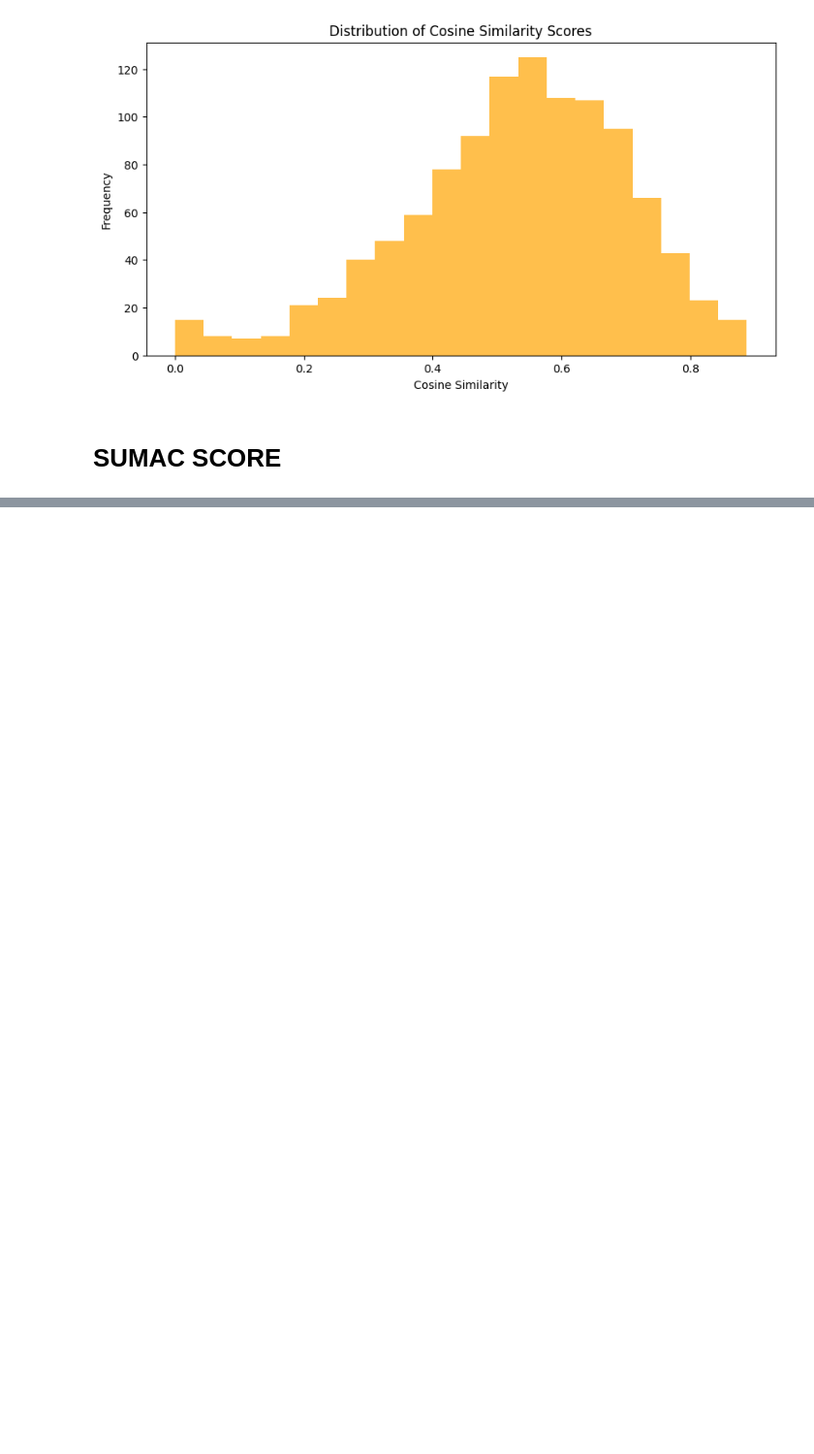
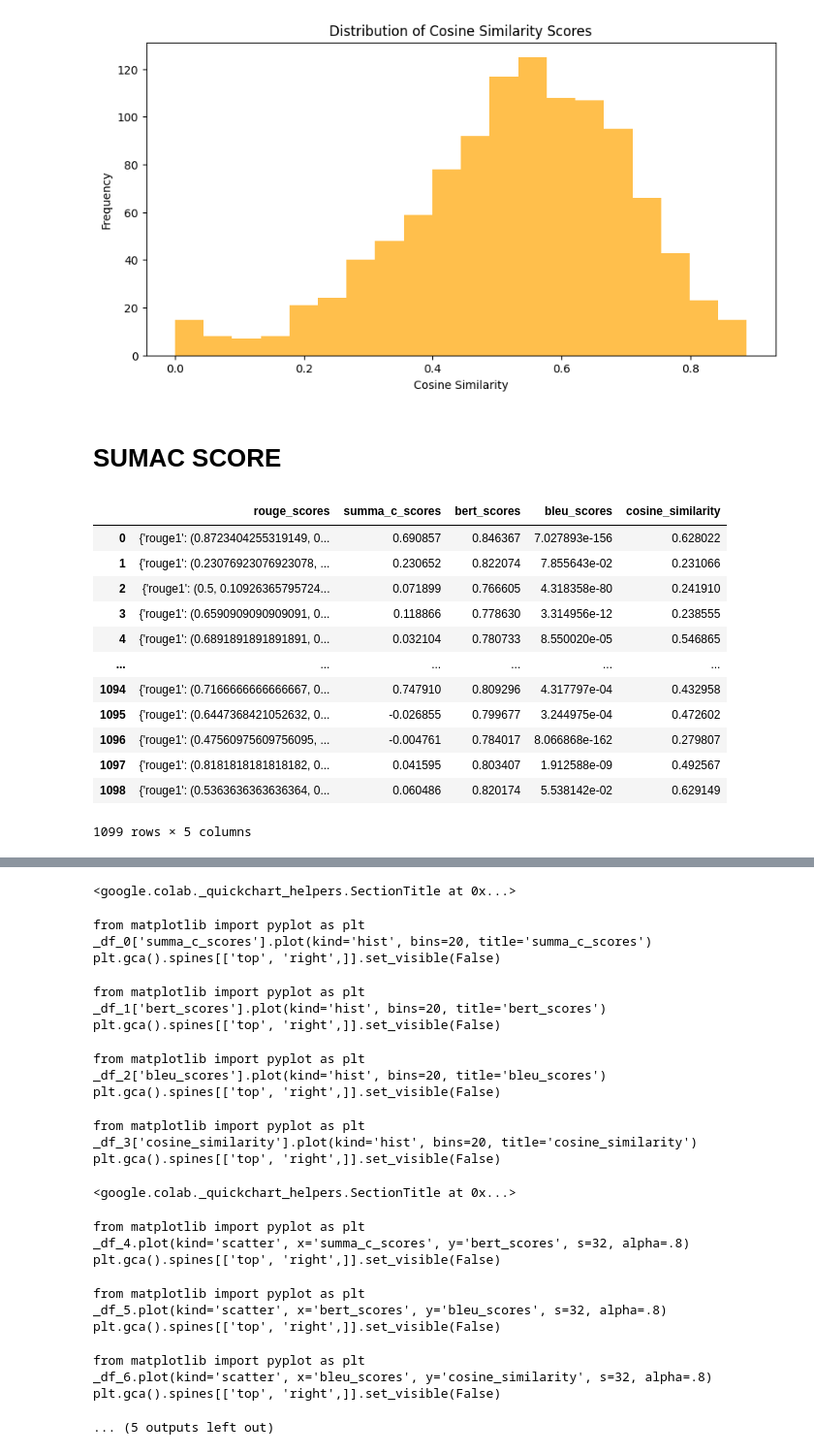
Before and after one commit to AbhiramNallamothu/Project, a Jupyter notebook: Results_code_of_GROUP8.ipynb, the cells around one changed output, grey strips where cells are left out. Shown at 97% size. Cells and saved outputs as stored; diff of their text form; code cells hidden in the pictures; blank space fills up the shorter version.

```diff
--- a/Results_code_of_GROUP8.ipynb
+++ b/Results_code_of_GROUP8.ipynb
@@ -119,6 +159,16 @@ for index, row in df.iterrows():
 
 df['rouge_scores'] = rouge_scores
 df['rouge2_scores'] = rouge2_scores
+# %%
+#can remove this
+# Compute ROUGE score
+scorer = rouge_scorer.RougeScorer(['rouge1', 'rouge2', 'rougeL'], use_stemmer=True)
+rouge_scores = []
+for index, row in df.iterrows():
+    rouge = scorer.score(row['preprocessed_patent'], row['preprocessed_summary'])
+    rouge_scores.append(rouge)
+
+df['rouge_scores'] = rouge_scores
 # %%
 # Extracting Rouge scores from dictionaries
 rouge1_scores = [score['rouge1'][2] for score in df['rouge_scores']]
@@ -393,2 +579,16 @@ plt.show()
 # %%
-display(df[["rouge_scores", "summa_c_scores", "bleu_scores", "cosine_similarity"]].head(1100))
+display(df[["rouge_scores", "summa_c_scores", "bert_scores", "bleu_scores", "cosine_similarity"]].head(1100))
+# %% [output]
+|  | rouge_scores | summa_c_scores | bert_scores | bleu_scores | cosine_similarity |
+| 0 | {'rouge1': (0.8723404255319149, 0... | 0.690857 | 0.846367 | 7.027893e-156 | 0.628022 |
+| 1 | {'rouge1': (0.23076923076923078, ... | 0.230652 | 0.822074 | 7.855643e-02 | 0.231066 |
+| 2 | {'rouge1': (0.5, 0.10926365795724... | 0.071899 | 0.766605 | 4.318358e-80 | 0.241910 |
+| 3 | {'rouge1': (0.6590909090909091, 0... | 0.118866 | 0.778630 | 3.314956e-12 | 0.238555 |
+| 4 | {'rouge1': (0.6891891891891891, 0... | 0.032104 | 0.780733 | 8.550020e-05 | 0.546865 |
+| ... | ... | ... | ... | ... | ... |
+| 1094 | {'rouge1': (0.7166666666666667, 0... | 0.747910 | 0.809296 | 4.317797e-04 | 0.432958 |
+| 1095 | {'rouge1': (0.6447368421052632, 0... | -0.026855 | 0.799677 | 3.244975e-04 | 0.472602 |
+| 1096 | {'rouge1': (0.47560975609756095, ... | -0.004761 | 0.784017 | 8.066868e-162 | 0.279807 |
+| 1097 | {'rouge1': (0.8181818181818182, 0... | 0.041595 | 0.803407 | 1.912588e-09 | 0.492567 |
+| 1098 | {'rouge1': (0.5363636363636364, 0... | 0.060486 | 0.820174 | 5.538142e-02 | 0.629149 |
+1099 rows × 5 columns
@@ -394,0 +596,24 @@ display(df[["rouge_scores", "summa_c_scores", "bleu_scores", "cosine_similarity"
+<google.colab._quickchart_helpers.SectionTitle at 0x...>
+from matplotlib import pyplot as plt
+_df_0['summa_c_scores'].plot(kind='hist', bins=20, title='summa_c_scores')
+plt.gca().spines[['top', 'right',]].set_visible(False)
+from matplotlib import pyplot as plt
+_df_1['bert_scores'].plot(kind='hist', bins=20, title='bert_scores')
+plt.gca().spines[['top', 'right',]].set_visible(False)
+from matplotlib import pyplot as plt
+_df_2['bleu_scores'].plot(kind='hist', bins=20, title='bleu_scores')
+plt.gca().spines[['top', 'right',]].set_visible(False)
+from matplotlib import pyplot as plt
+_df_3['cosine_similarity'].plot(kind='hist', bins=20, title='cosine_similarity')
+plt.gca().spines[['top', 'right',]].set_visible(False)
+<google.colab._quickchart_helpers.SectionTitle at 0x...>
+from matplotlib import pyplot as plt
+_df_4.plot(kind='scatter', x='summa_c_scores', y='bert_scores', s=32, alpha=.8)
+plt.gca().spines[['top', 'right',]].set_visible(False)
+from matplotlib import pyplot as plt
+_df_5.plot(kind='scatter', x='bert_scores', y='bleu_scores', s=32, alpha=.8)
+plt.gca().spines[['top', 'right',]].set_visible(False)
+from matplotlib import pyplot as plt
+_df_6.plot(kind='scatter', x='bleu_scores', y='cosine_similarity', s=32, alpha=.8)
+plt.gca().spines[['top', 'right',]].set_visible(False)
+... (5 outputs left out)
```
Also changed, not shown: parts of 15 cells of this notebook.
